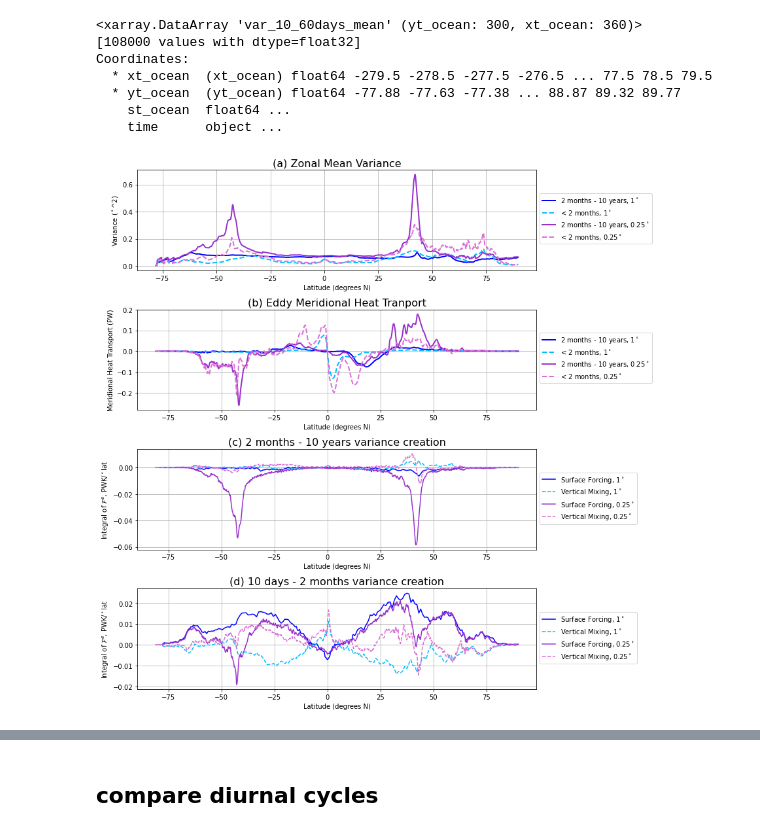
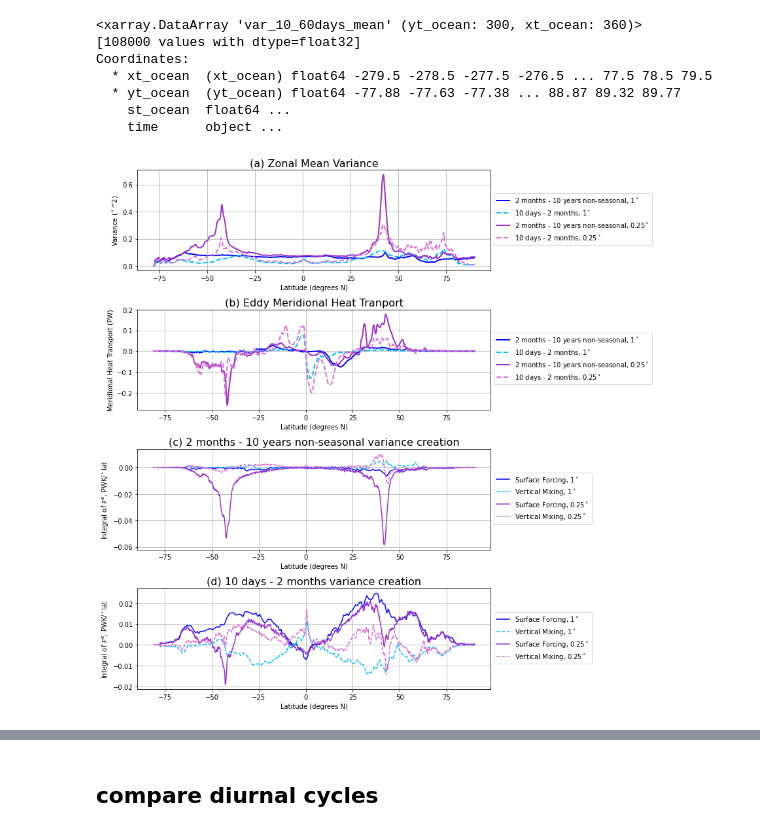
Before and after one commit to claireyung/Eddy_Diathermal_Code, a Jupyter notebook: Compare_1_0.25.ipynb, the cells around one changed output, grey strips where cells are left out. Cells and saved outputs as stored; diff of their text form; code cells hidden in the pictures.

Commit message:
Update total mixing figure

```diff
--- a/Compare_1_0.25.ipynb
+++ b/Compare_1_0.25.ipynb
@@ -487,10 +503,10 @@ var_lt_025 = (var_lt_mean_025*fgrd.area_t).sum('xt_ocean')/(fgrd.area_t).sum('xt
 fig = plt.figure(figsize = (12,12))
 plt.subplot(4,1,1)
 
-(var_lt_1).plot(label='2 months - 10 years, 1$^\circ$',linewidth=2, color = 'blue',linestyle = '-')
-(var_2mo_1).plot(label='< 2 months, 1$^\circ$',linewidth=2, color = 'deepskyblue',linestyle = '--')
-(var_lt_025).plot(label='2 months - 10 years, 0.25$^\circ$',linewidth=2, color = 'darkorchid',linestyle = '-')
-(var_2mo_025).plot(label='< 2 months, 0.25$^\circ$',linewidth=2, color = 'orchid',linestyle = '--')
+(var_lt_1).plot(label='2 months - 10 years non-seasonal, 1$^\circ$',linewidth=2, color = 'blue',linestyle = '-')
+(var_2mo_1).plot(label='10 days - 2 months, 1$^\circ$',linewidth=2, color = 'deepskyblue',linestyle = '--')
+(var_lt_025).plot(label='2 months - 10 years non-seasonal, 0.25$^\circ$',linewidth=2, color = 'darkorchid',linestyle = '-')
+(var_2mo_025).plot(label='10 days - 2 months, 0.25$^\circ$',linewidth=2, color = 'orchid',linestyle = '--')
 
 plt.xlabel('Latitude (degrees N)')
 plt.legend(bbox_to_anchor = (1,0.8), loc = 'upper left')
@@ -499,10 +515,10 @@ plt.ylabel('Variance ($^\circ$^2)')
 plt.grid()
 
 plt.subplot(4,1,2)
-(Hf_lt_1.sum('grid_xt_ocean')/1.e15).isel(neutral=-1).plot(label='2 months - 10 years, 1$^\circ$',linewidth=2, color = 'blue',linestyle = '-')
-(Hf_TIWs_1.sum('grid_xt_ocean')/1.e15).isel(neutral=-1).plot(label='< 2 months, 1$^\circ$',linewidth=2, color = 'deepskyblue',linestyle = '--')
-(Hf_lt_025.sum('grid_xt_ocean')/1.e15).isel(neutral=-1).plot(label='2 months - 10 years, 0.25$^\circ$',linewidth=2, color = 'darkorchid',linestyle = '-')
-(Hf_TIWs_025.sum('grid_xt_ocean')/1.e15).isel(neutral=-1).plot(label='< 2 months, 0.25$^\circ$',linewidth=2, color = 'orchid',linestyle = '--')
+(Hf_lt_1.sum('grid_xt_ocean')/1.e15).isel(neutral=-1).plot(label='2 months - 10 years non-seasonal, 1$^\circ$',linewidth=2, color = 'blue',linestyle = '-')
+(Hf_TIWs_1.sum('grid_xt_ocean')/1.e15).isel(neutral=-1).plot(label='10 days - 2 months, 1$^\circ$',linewidth=2, color = 'deepskyblue',linestyle = '--')
+(Hf_lt_025.sum('grid_xt_ocean')/1.e15).isel(neutral=-1).plot(label='2 months - 10 years non-seasonal, 0.25$^\circ$',linewidth=2, color = 'darkorchid',linestyle = '-')
+(Hf_TIWs_025.sum('grid_xt_ocean')/1.e15).isel(neutral=-1).plot(label='10 days - 2 months, 0.25$^\circ$',linewidth=2, color = 'orchid',linestyle = '--')
 
 plt.ylabel('Meridional Heat Transport (PW)')
 plt.xlabel('Latitude (degrees N)')
@@ -514,32 +530,32 @@ plt.subplot(4,1,3)
 
 (SF_lt_1.sum('grid_xt_ocean')/dy1/1.e15*dT1).sum('neutralrho_edges').plot(label = 'Surface Forcing, 1$^\circ$', color = 'blue',linestyle = '-')
 (MX_lt_1.sum('grid_xt_ocean')/dy1/1.e15*dT1).sum('neutralrho_edges').plot(label = 'Vertical Mixing, 1$^\circ$', color = 'deepskyblue',linestyle = '--')
 (SF_lt_025.sum('grid_xt_ocean')/dy/1.e15*dT).sum('neutralrho_edges').plot(label = 'Surface Forcing, 0.25$^\circ$', color = 'darkorchid',linestyle = '-')
 (MX_lt_025.sum('grid_xt_ocean')/dy/1.e15*dT).sum('neutralrho_edges').plot(label = 'Vertical Mixing, 0.25$^\circ$', color = 'orchid',linestyle = '--')
 
 plt.ylabel('Integral of $\mathcal{F}^e$, PWK/$^\circ$lat')
 plt.xlabel('Latitude (degrees N)')
 plt.legend(bbox_to_anchor = (1,0.8), loc = 'upper left')
-plt.title('(c) 2 months - 10 years variance creation', fontsize = 16)
+plt.title('(c) 2 months - 10 years non-seasonal variance creation', fontsize = 16)
 plt.grid()
 
 plt.subplot(4,1,4)
 
 (SF_TIWs_1.sum('grid_xt_ocean')/dy1/1.e15*dT1).sum('neutralrho_edges').plot(label = 'Surface Forcing, 1$^\circ$', color = 'blue',linestyle = '-')
 (MX_TIWs_1.sum('grid_xt_ocean')/dy1/1.e15*dT1).sum('neutralrho_edges').plot(label = 'Vertical Mixing, 1$^\circ$', color = 'deepskyblue',linestyle = '--')
 (SF_TIWs_025.sum('grid_xt_ocean')/dy/1.e15*dT).sum('neutralrho_edges').plot(label = 'Surface Forcing, 0.25$^\circ$', color = 'darkorchid',linestyle = '-')
 (MX_TIWs_025.sum('grid_xt_ocean')/dy/1.e15*dT).sum('neutralrho_edges').plot(label = 'Vertical Mixing, 0.25$^\circ$', color = 'orchid',linestyle = '--')
 
 plt.ylabel('Integral of $\mathcal{F}^e$, PWK/$^\circ$lat')
 plt.xlabel('Latitude (degrees N)')
 plt.legend(bbox_to_anchor = (1,0.8), loc = 'upper left')
 plt.title('(d) 10 days - 2 months variance creation', fontsize = 16)
 
 # plt.text(-75,0.04,'Variance creation',fontsize = 14)
 # plt.text(-75,-0.04,'Variance destruction',fontsize = 14)
 plt.grid()
 
 plt.tight_layout()
 plt.savefig('comparison_resolutions.png',dpi = 200)
 # %% [output]
-[figure, old version]
+[figure, new version]
```
Also changed, not shown: parts of 3 cells of this notebook, 1 other file.
